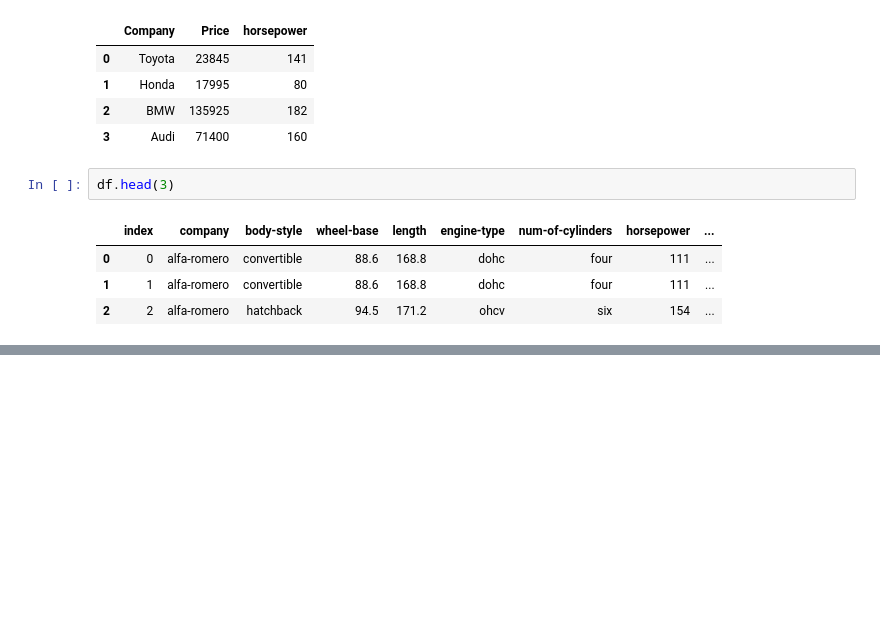
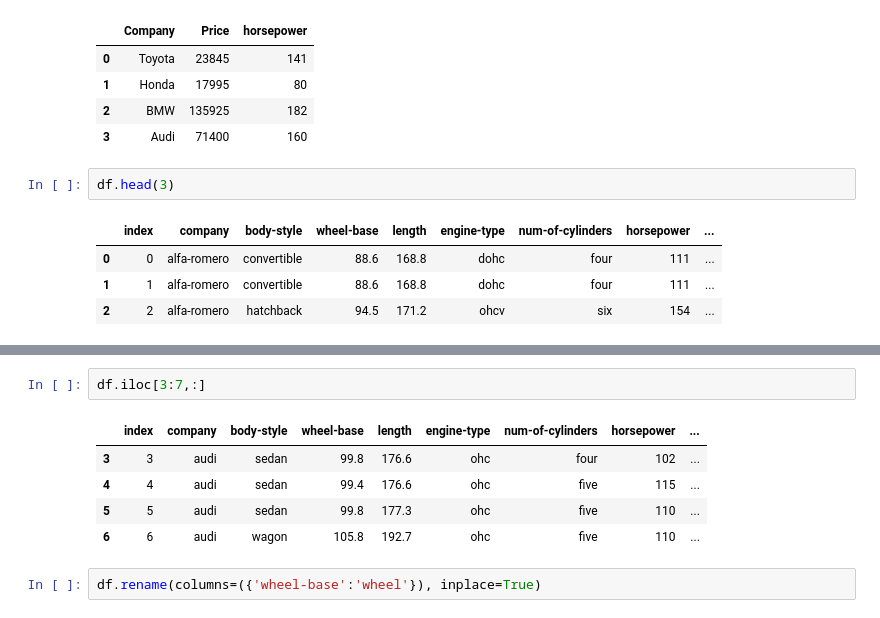
Before and after one commit to chaudhary-dotcom/Python-Beginning-, a Jupyter notebook: pandasDay1.ipynb, the cells around one changed output, grey strips where cells are left out. Cells and saved outputs as stored; diff of their text form; blank space fills up the shorter version.

```diff
--- a/pandasDay1.ipynb
+++ b/pandasDay1.ipynb
@@ -315,0 +416,10 @@ df.head(3)
+# %%
+df.iloc[3:7,:]
+# %% [output]
+|  | index | company | body-style | wheel-base | length | engine-type | num-of-cylinders | horsepower | ... |
+| 3 | 3 | audi | sedan | 99.8 | 176.6 | ohc | four | 102 | ... |
+| 4 | 4 | audi | sedan | 99.4 | 176.6 | ohc | five | 115 | ... |
+| 5 | 5 | audi | sedan | 99.8 | 177.3 | ohc | five | 110 | ... |
+| 6 | 6 | audi | wagon | 105.8 | 192.7 | ohc | five | 110 | ... |
+# %%
+df.rename(columns=({'wheel-base':'wheel'}), inplace=True)
```
Also changed, not shown: parts of 9 cells of this notebook.
